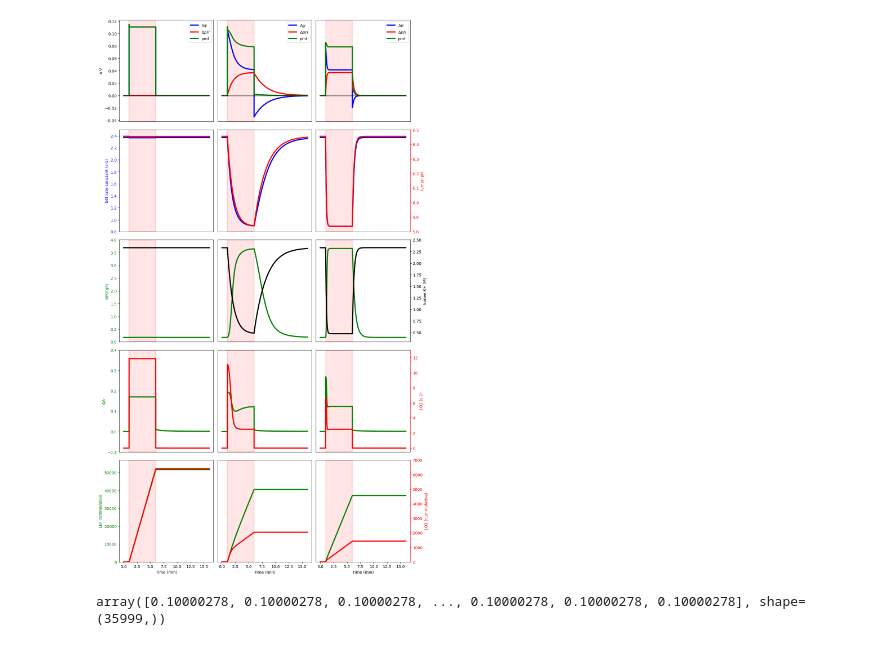
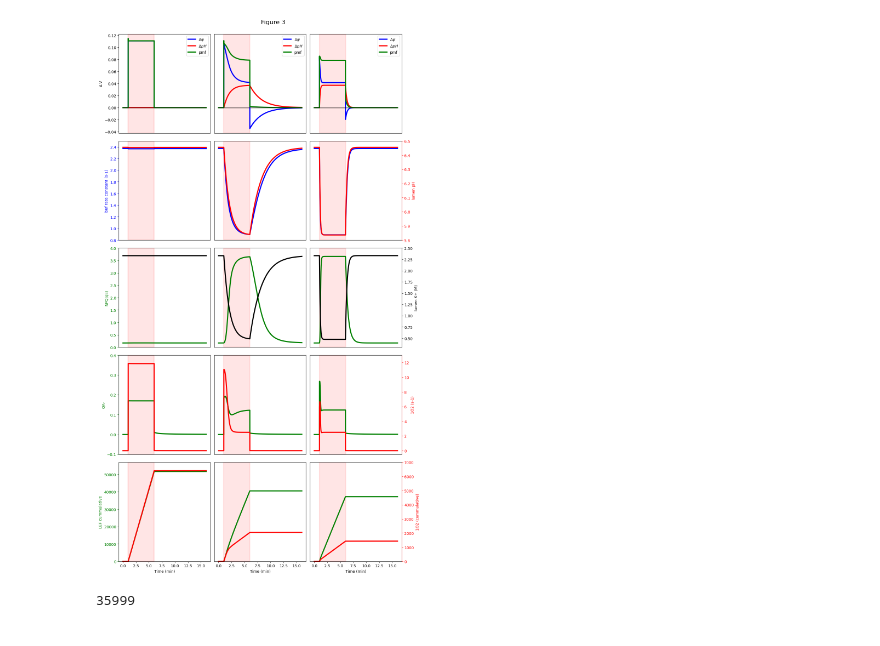
Before and after one commit to Computational-Biology-Aachen/mxl-models, a Jupyter notebook: docs/davis2017.ipynb, the cells around one changed output. Drawn from its saved outputs; the diff is of its cells as text; code cells hidden in the pictures.

```diff
--- a/docs/davis2017.ipynb
+++ b/docs/davis2017.ipynb
@@ -86,3 +114,30 @@ fast = s_fast.simulate_protocol(protocol, time_points_per_step=10000).get_result
+# %%
+m = get_davis2017()
+
+y0 = {
+ 'QA_red': 1.6680442448215374e-05,
+ 'PQH_2': 0.01996349863700503,
+ 'pH_lumen': 6.455422734896244,
+ 'Dpsi': 0.014062169675170863,
+ 'K_lu': 0.023317976223034567,
+ 'PC_ox': 1.2976782989183835,
+ 'Zx': 0.07361151276346266,
+ 'singO2': 0.2874820769637723,
+ 'P700_ox': 0,
+ 'Fd_red': 0,
+ 'NADPH_st': 0,
+ 'LEF': 0,
+ 'ATP_made': 0
+ }
+
+s_zero = Simulator(m).update_variables(y0).update_parameter("P_K",0)
+
+protocol = make_protocol([
+    (60, {'PPFD': 0}),
+    (300, {'PPFD': 300}),
+    (600, {'PPFD': 0}),
+])
+zero = s_zero.simulate_protocol(protocol, time_points_per_step=10000).get_result().unwrap_or_err().get_combined()
 # %%
 pmf_name = [
     ['Dpsi', "delta_pH_inVolts", 'pmf',],
@@ -227,33 +282,34 @@ axx.spines['right'].set_color('red')
 for ax in axs.flatten():
     ax.tick_params(
     which='both',
     left=False,
     labelleft=False,
     bottom=False,
     labelbottom=False)
 
 for ax, color in zip(axs[:,0].flatten(), ["black", "blue", "green", "green", "green"]):
     ax.tick_params(
     which='both',
     left=True,
     labelleft=True,
     color =color,
     labelcolor = color)
     ax.spines['left'].set_color(color)
     ax.yaxis.label.set_color(color)
 
 for ax in axs[-1:,].flatten():
     ax.tick_params(
     axis = "x",
     which='both',
     bottom=True,
     labelbottom=True,
     color ="black",
     labelcolor = "black")
     ax.set_xlabel("Time (min)")
 
-plt.tight_layout()
+fig.tight_layout()
+fig.text(0.5, 1.01, " Figure 3", fontsize = 16)
 plt.show()
 # %% [output]
-[figure, old version]
+[figure, new version]
 # %%
@@ -440,9 +496,9 @@ def make_waves():
 # %%
 light_pattern = make_waves()
 # %%
-np.diff(light_pattern['single_sin_wave_1_hr_600_max'][0])
+len(np.diff(light_pattern['single_sin_wave_1_hr_600_max'][0]))
 # %% [output]
-array([0.10000278, 0.10000278, 0.10000278, ..., 0.10000278, 0.10000278, 0.10000278], shape=(35999,))
+35999
 # %%
 m = get_davis2017()
 
```
Also changed, not shown: parts of 21 cells of this notebook.
